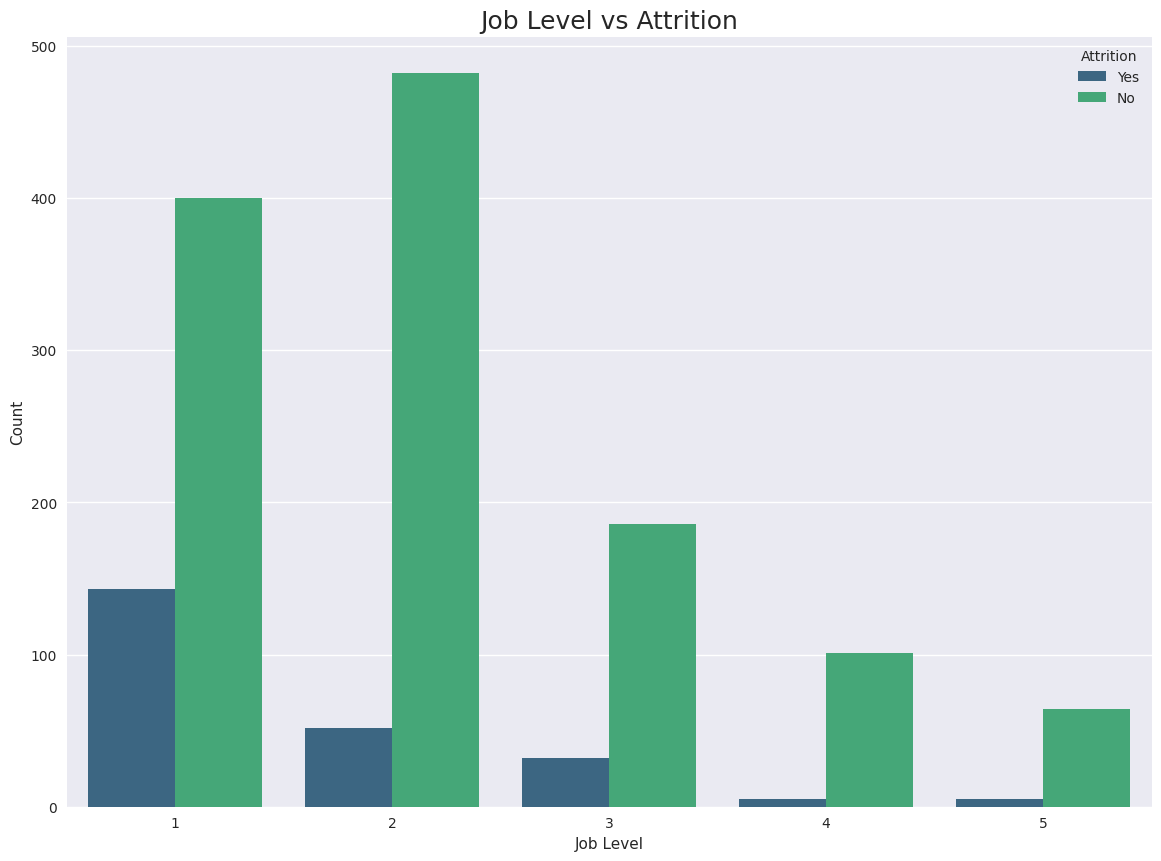
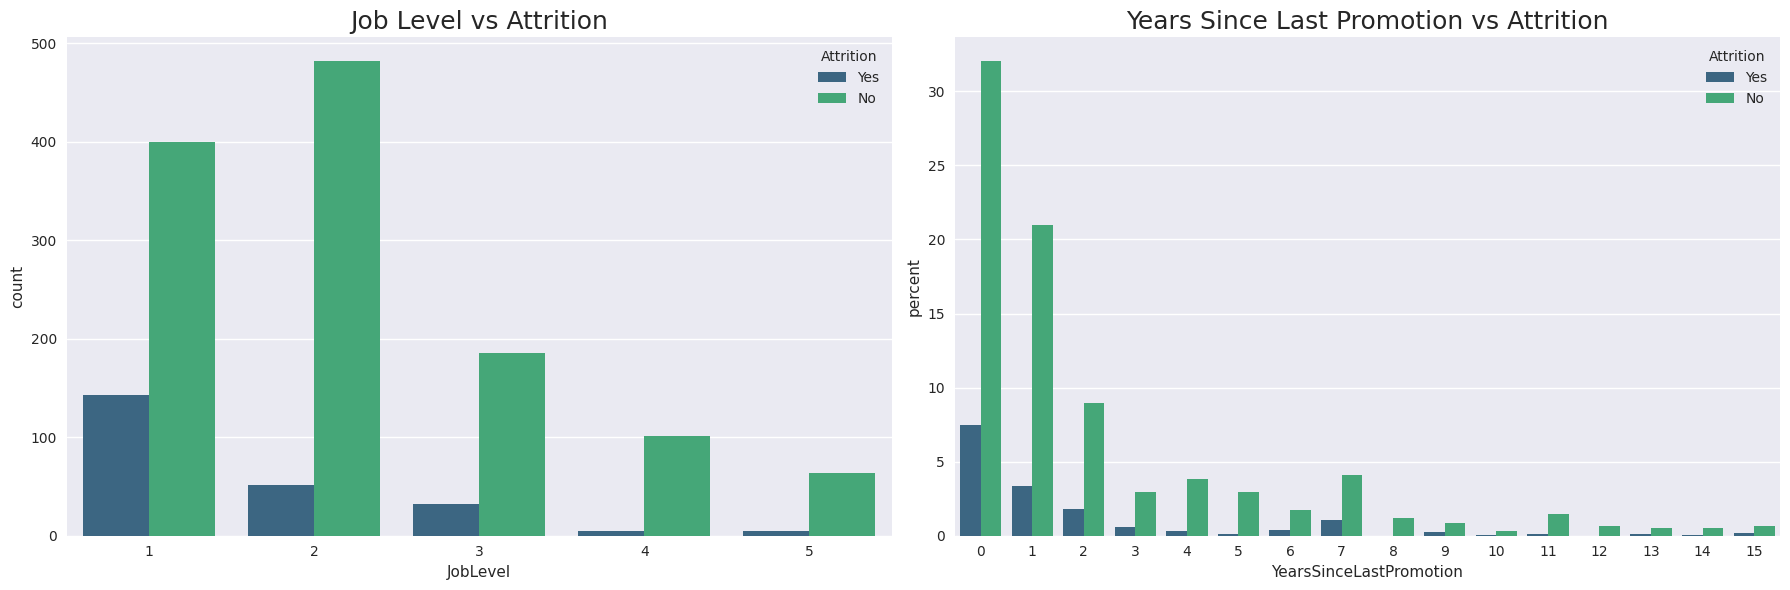
Unified diff of the notebook cell whose output changed from the first chart to the second:
--- before
+++ after
@@ -1,9 +1,16 @@
 # Bar Plot - Job Level vs Attrition (who stayed vs who left)
+fig, axes = plt.subplots(1, 3, figsize=(18, 6))
 
-plt.figure(figsize=(14, 10))
-sns.countplot(data=df, x='JobLevel', hue='Attrition', palette='viridis')
-plt.title('Job Level vs Attrition', fontsize=18)
-plt.xlabel('Job Level')
-plt.ylabel('Count')
-plt.savefig('../notebooks/figures/bar_joblevel_turnover.png', dpi=300, bbox_inches='tight')
+sns.countplot(data=df, x='JobLevel', hue='Attrition', ax=axes[0], palette='viridis')
+axes[0].set_title('Job Level vs Attrition', fontsize=18)
+
+sns.countplot(data=df, x='YearsSinceLastPromotion', hue='Attrition', stat='percent', ax=axes[1], palette='viridis')
+axes[1].set_title('Years Since Last Promotion vs Attrition', fontsize=18)
+
+sns.countplot(data=df, x='Age', hue='Attrition', stat='percent', ax=axes[2], palette='viridis')
+axes[2].set_title('Age vs Attrition', fontsize=18)
+
+
+plt.tight_layout()
+plt.savefig('../notebooks/figures/countplots.png', dpi=300, bbox_inches='tight')
 plt.show()

Commit: feat: finalize EDA with updated clustering and countplots